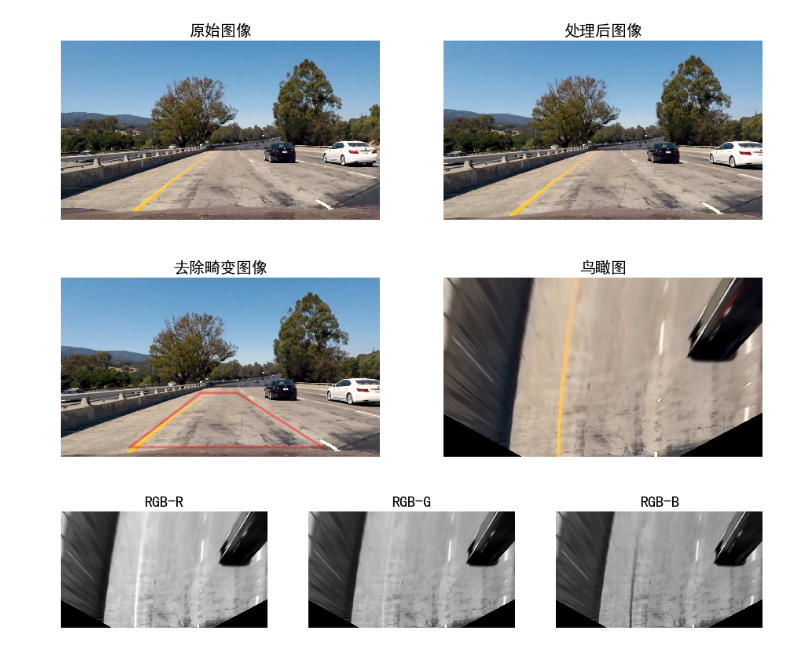
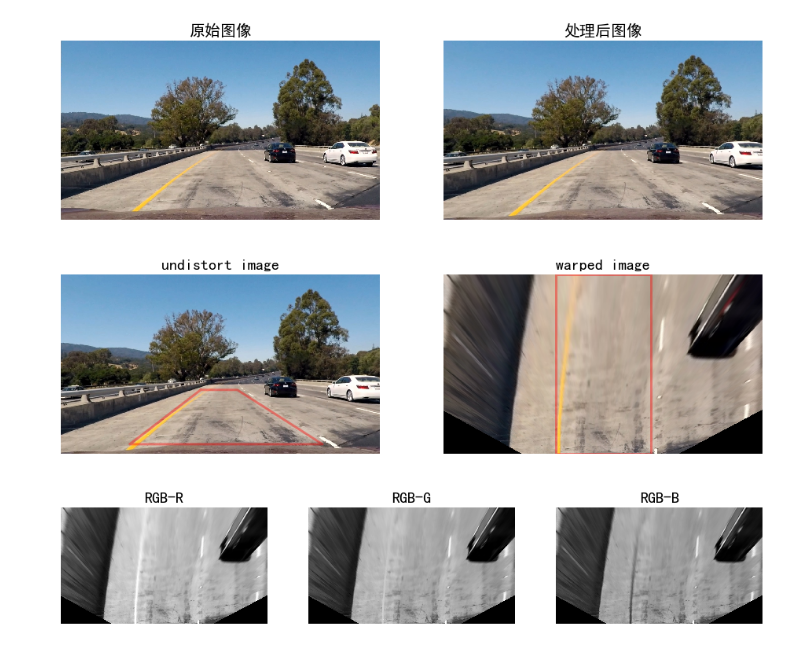
Before and after one commit to Aitical/CarND-Advanced-Lane-Lines, a Jupyter notebook: project.ipynb, the cells around one changed output. Saved outputs shown, nothing was run; the diff lists cells and outputs as text; code cells hidden in the pictures.

```diff
--- a/project.ipynb
+++ b/project.ipynb
@@ -123,36 +123,40 @@ def warp(img, src, dst):
 h,w = img_undistort.shape[:2]
 
 # 定义源坐标点与目标点
 src = np.float32([(560,464),
                   (707,464),
                   (275,682),
                   (1049,682)])
 dst = np.float32([(450,0),
                   (w-450,0),
                   (450,h),
                   (w-450,h)])
 
 img_warped, M, Minv = warp(img_undistort, src, dst)
 
 
 x = [src[0][0],src[2][0],src[3][0],src[1][0],src[0][0]]
 y = [src[0][1],src[2][1],src[3][1],src[1][1],src[0][1]]
 
 
 plt.figure(figsize=(16, 9))
 plt.subplot(121)
 plt.plot(x, y, color='red', alpha=0.4, linewidth=3, solid_capstyle='round', zorder=2)
 plt.axis('off')
-plt.title('去除畸变图像', fontsize=20)
+plt.title('undistort image', fontsize=20)
 plt.imshow(img_undistort)
 
+
+x_dst = [dst[0][0],dst[2][0],dst[3][0],dst[1][0],dst[0][0]]
+y_dst = [dst[0][1],dst[2][1],dst[3][1],dst[1][1],dst[0][1]]
 plt.subplot(122)
 plt.axis('off')
-plt.title('鸟瞰图', fontsize=20)
+plt.title('warped image', fontsize=20)
+plt.plot(x_dst, y_dst, color='red', alpha=0.4, linewidth=3, solid_capstyle='round', zorder=2)
 plt.imshow(img_warped)
 plt.show()
 # %% [output]
-[figure, old version]
+[figure, new version]
 # %%
 # 测试不同色域和通道
 def show_channels(img, channel):
```
Also changed, not shown: parts of 6 cells of this notebook, 1 other file.
